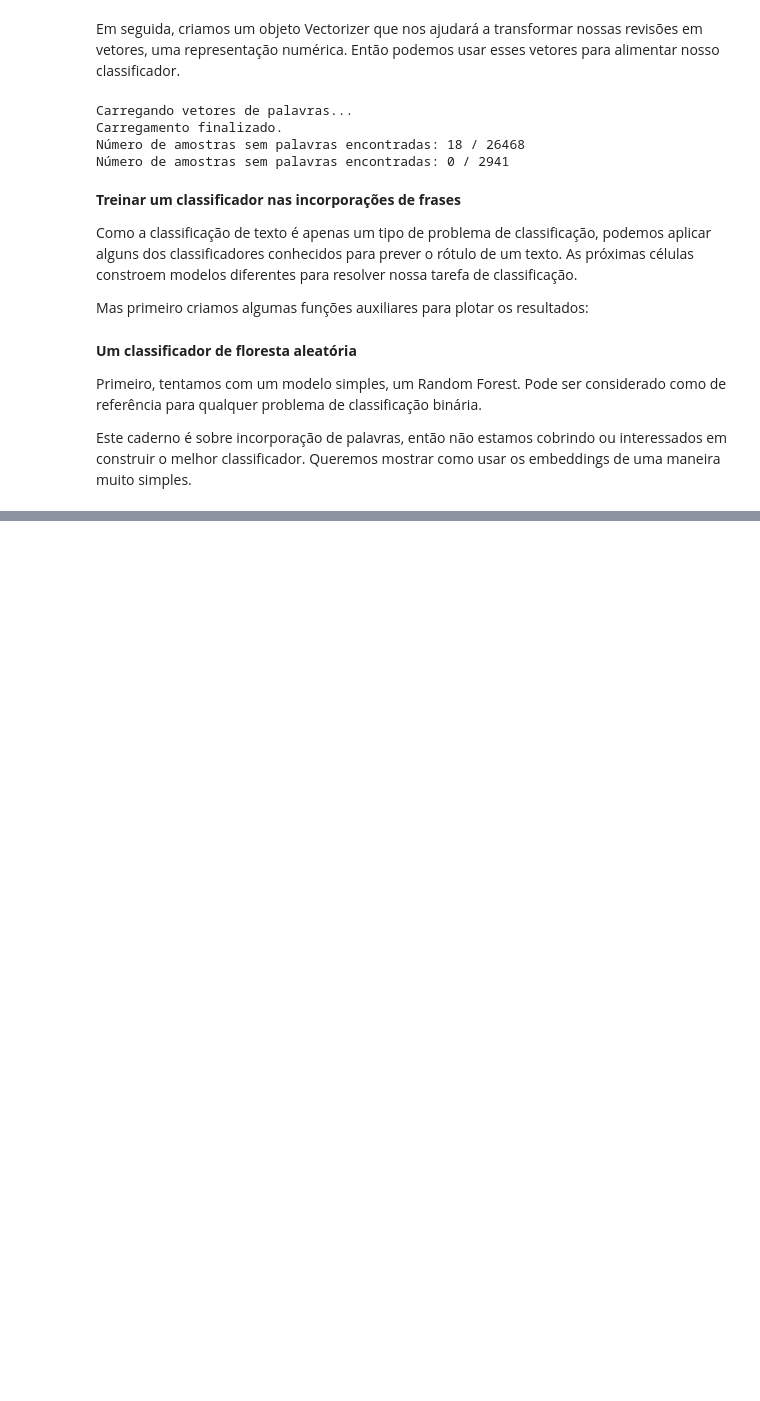
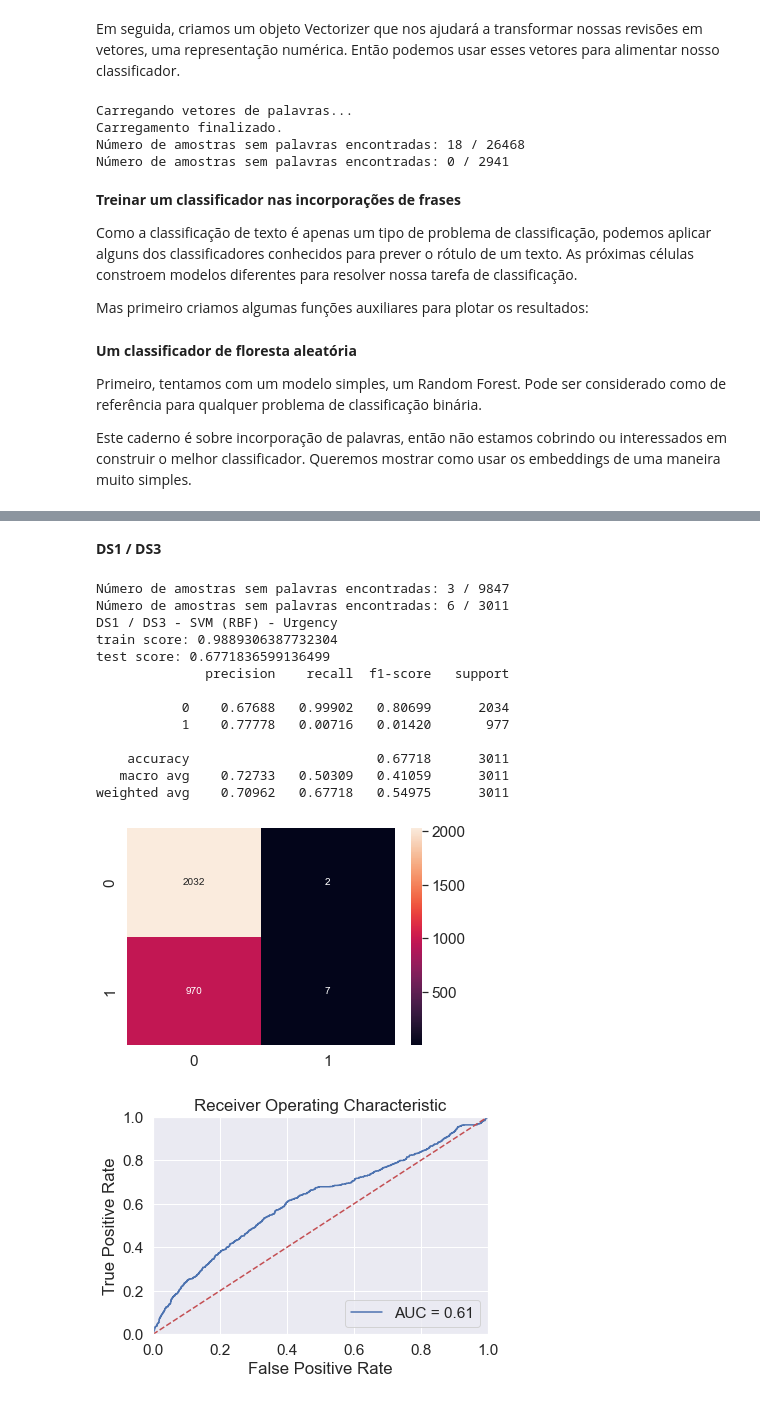
Before and after one commit to antoniolmcandido/text-classification-glove, a Jupyter notebook: notebook.ipynb, the cells around one changed output, grey strips where cells are left out. Saved outputs shown, nothing was run; the diff lists cells and outputs as text; code cells hidden in the pictures; blank space fills up the shorter version.

```diff
--- a/notebook.ipynb
+++ b/notebook.ipynb
@@ -272,0 +334,40 @@ weighted avg    0.80460   0.82115   0.79487      2941
+# %% [markdown]
+<b>DS1 / DS3</b>
+# %%
+vectorizer = Word2VecVectorizer(glove_w2vec)
+xtrain = vectorizer.fit_transform(ds1.text)
+xtest = vectorizer.transform(ds3.text)
+
+ytrain = ds1.urgency
+ytest = ds3.urgency
+
+print('DS1 / DS3 - SVM (RBF) - Urgency')
+
+clf = SVC(kernel='rbf', C=1, gamma=1, cache_size=1024, probability=True)
+clf.fit(xtrain, ytrain)
+
+print("train score:", clf.score(xtrain, ytrain))
+print("test score:", clf.score(xtest, ytest))
+
+y_pred = clf.predict(xtest)
+y_proba = clf.predict_proba(xtest)[::,1]
+
+print(metrics.classification_report(ytest, y_pred,  digits=5))
+plot_confussion_matrix(ytest, y_pred)
+plot_roc_curve(ytest, y_proba)
+# %% [output]
+Número de amostras sem palavras encontradas: 3 / 9847
+Número de amostras sem palavras encontradas: 6 / 3011
+DS1 / DS3 - SVM (RBF) - Urgency
+train score: 0.9889306387732304
+test score: 0.6771836599136499
+              precision    recall  f1-score   support
+
+           0    0.67688   0.99902   0.80699      2034
+           1    0.77778   0.00716   0.01420       977
+
+    accuracy                        0.67718      3011
+   macro avg    0.72733   0.50309   0.41059      3011
+weighted avg    0.70962   0.67718   0.54975      3011
+[figure, added]
+[figure, added]
```
Also changed, not shown: parts of 22 cells of this notebook, 1 other file.
